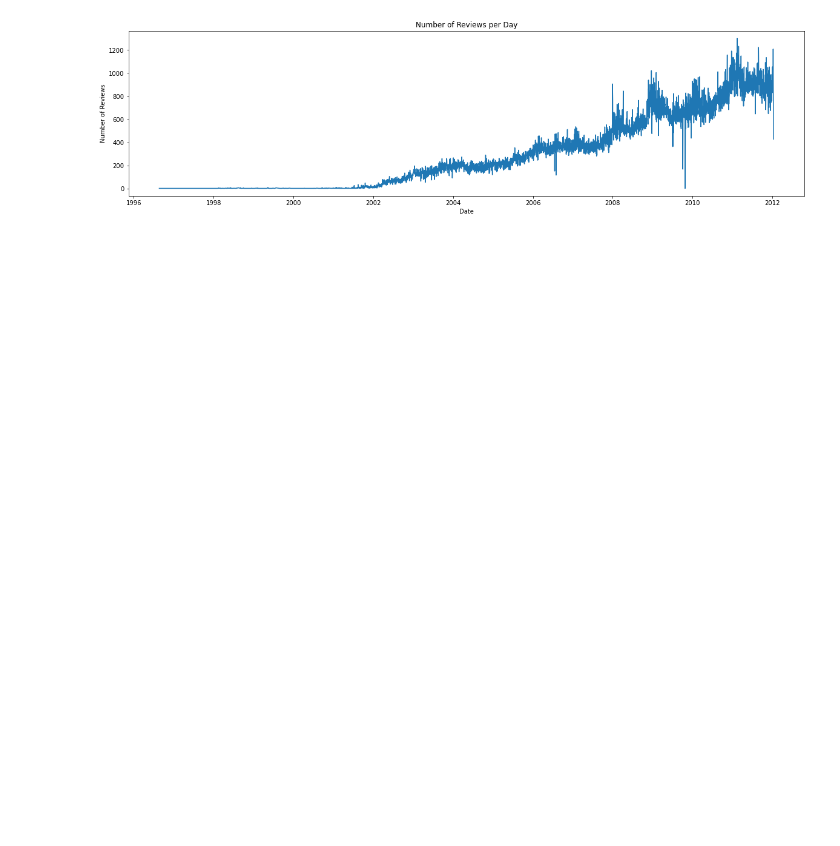
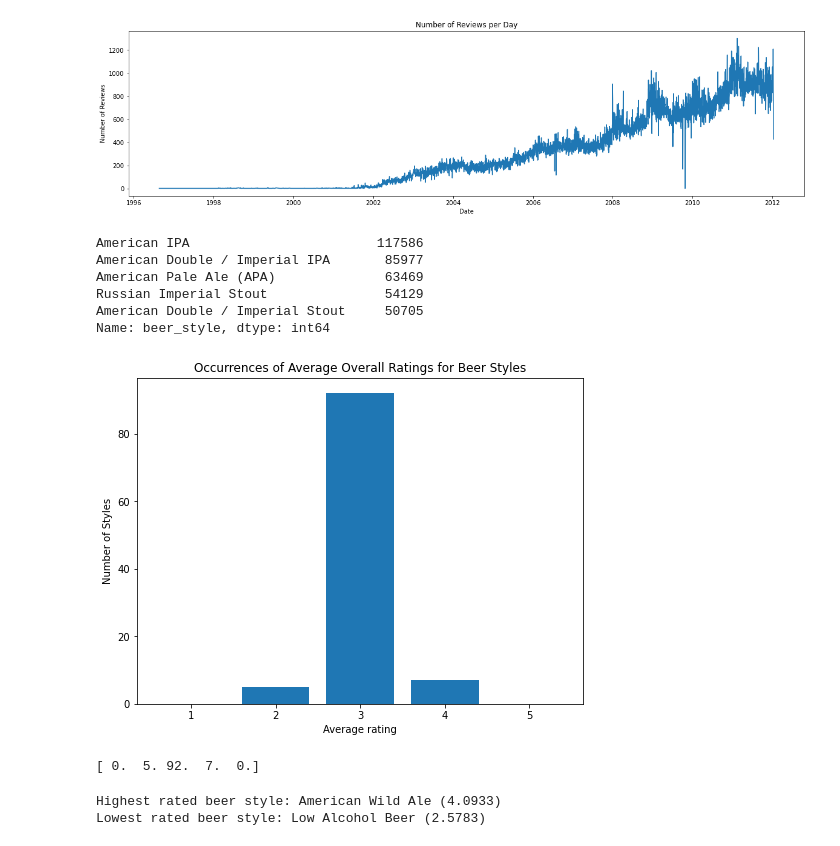
Before and after one commit to wfulton98/Final-Project, a Jupyter notebook: Beer Recommender System.ipynb, the cells around one changed output. Saved outputs shown, nothing was run; the diff lists cells and outputs as text; code cells hidden in the pictures; blank space fills up the shorter version.

```diff
--- a/Beer Recommender System.ipynb
+++ b/Beer Recommender System.ipynb
@@ -57,3 +57,55 @@ plt.title('Number of Reviews per Day')
 plt.show()
 # %% [output]
 [figure]
+# %%
+#data analysis based on beer style
+beer_styles = df[['beer_style']]
+beer_styles['beer_style'].value_counts(dropna=False).head()
+# %% [output]
+American IPA                        117586
+American Double / Imperial IPA       85977
+American Pale Ale (APA)              63469
+Russian Imperial Stout               54129
+American Double / Imperial Stout     50705
+Name: beer_style, dtype: int64
+# %%
+#group beer styles into average overall ratings and count
+beer_styles = df.groupby(['beer_style'])
+beer_styles = beer_styles.mean()
+beer_styles = beer_styles.reset_index()
+fig, ax = plt.subplots(figsize=(8,6))
+x = range(1,6)
+counts = np.zeros(5)
+for val in beer_styles['review_overall']:
+    if val < 2:
+        counts[0] += 1
+    elif val < 3:
+        counts[1] += 1
+    elif val < 4:
+        counts[2] += 1
+    elif val < 5:
+        counts[3] += 1
+    else:
+        counts[4] += 1
+
+ax.bar(x, counts)
+ax.set_xlabel('Average rating')
+ax.set_ylabel('Number of Styles')
+ax.set_title('Occurrences of Average Overall Ratings for Beer Styles')
+plt.show()
+
+print(counts)
+# %% [output]
+[figure, added]
+[ 0.  5. 92.  7.  0.]
+# %%
+#find lowest and highest rated beers
+sorted_beer_styles = beer_styles.sort_values('review_overall')
+lowest_rated_style = [list(sorted_beer_styles['beer_style'])[0], list(sorted_beer_styles['review_overall'])[0]]
+highest_rated_style = [list(sorted_beer_styles['beer_style'])[-1], list(sorted_beer_styles['review_overall'])[-1]]
+
+print(f"Highest rated beer style: {highest_rated_style[0]} ({np.round(highest_rated_style[1], 4)})")
+print(f"Lowest rated beer style: {lowest_rated_style[0]} ({np.round(lowest_rated_style[1], 4)})")
+# %% [output]
+Highest rated beer style: American Wild Ale (4.0933)
+Lowest rated beer style: Low Alcohol Beer (2.5783)
```
Also changed, not shown: parts of 4 cells of this notebook.
